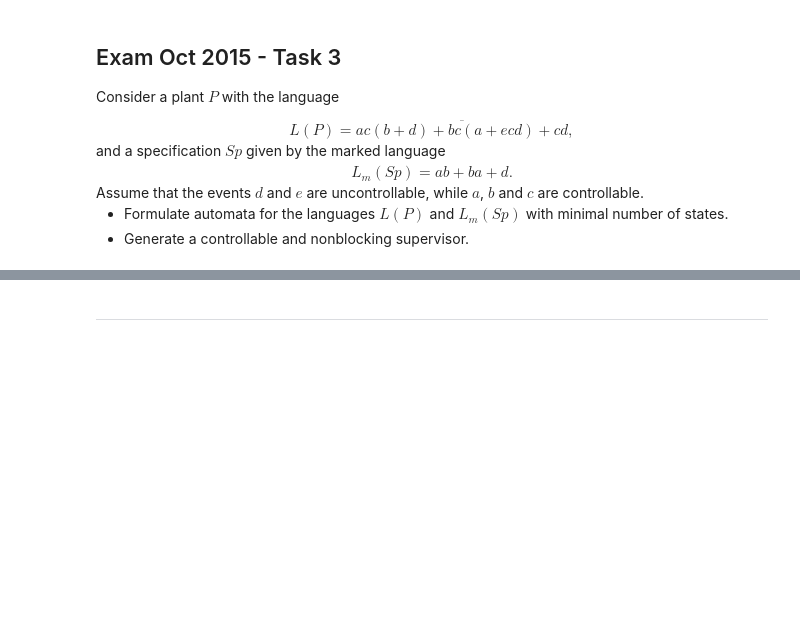
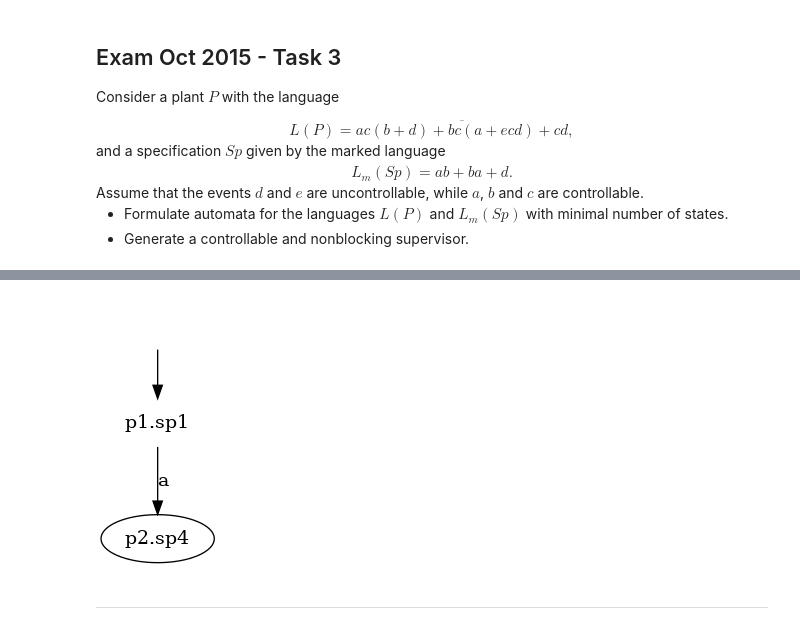
Before and after one commit to mohkan1/master, a Jupyter notebook: SSY165/logic_ass2/synthesize.ipynb, the cells around one changed output, grey strips where cells are left out. Drawn from its saved outputs; the diff is of its cells as text; code cells hidden in the pictures; blank space fills up the shorter version.

```diff
--- a/SSY165/logic_ass2/synthesize.ipynb
+++ b/SSY165/logic_ass2/synthesize.ipynb
@@ -425,3 +521,58 @@ plot_automaton(S, 'S_3_15')
+# %%
+# YOUR CODE HERE
+
+P = Automaton(
+            states  = {
+                        'p1','p2','p3',
+                        'p4','p5','p6',
+                        'p7','p8','p9',
+                        'p10','p11','p12',
+                        'p13',
+                      },
+            init    = 'p1',
+            events  = {'a', 'b', 'c', 'd', 'e'},
+            trans   = {
+                       Transition('p1', 'a', 'p2')  ,
+                       Transition('p2', 'c', 'p3')  ,
+                       Transition('p3', 'b', 'p4')  ,
+                       Transition('p3', 'd', 'p5')  ,
+
+                       Transition('p1', 'c', 'p12') ,
+                       Transition('p13', 'd', 'p13'),
+
+                       Transition('p1', 'b', 'p6')  ,
+                       Transition('p6', 'c', 'p7')  ,
+                       Transition('p7', 'a', 'p9')  ,
+                       Transition('p7', 'e', 'p8')  ,
+                       Transition('p8', 'c', 'p10') ,
+                       Transition('p10', 'd', 'p11'),
+                    }
+            )
+
+Sp = Automaton(
+            states  = {
+                        'sp1','sp2','sp3',
+                        'sp4','sp5','sp6',
+                      },
+            init    = 'sp1',
+            events  = {'a', 'b', 'd'},
+            trans   = {
+                       Transition('sp1', 'b', 'sp2'),
+                       Transition('sp2', 'a', 'sp3'),
+
+                       Transition('sp1', 'a', 'sp4'),
+                       Transition('sp4', 'b', 'sp5'),
+
+                       Transition('sp1', 'd', 'sp6')
+                    },
+            marked = {"sp4"}
+            )
+
+
+S = supervisor(P, Sp, {'d', 'e'})
+plot_automaton(S, 'S_3_15')
+# %% [output]
+[figure, added]
 # %%
 assert type(S) is Automaton
 # %% [markdown]
```
Also changed, not shown: parts of 11 cells of this notebook, 4 other files.
